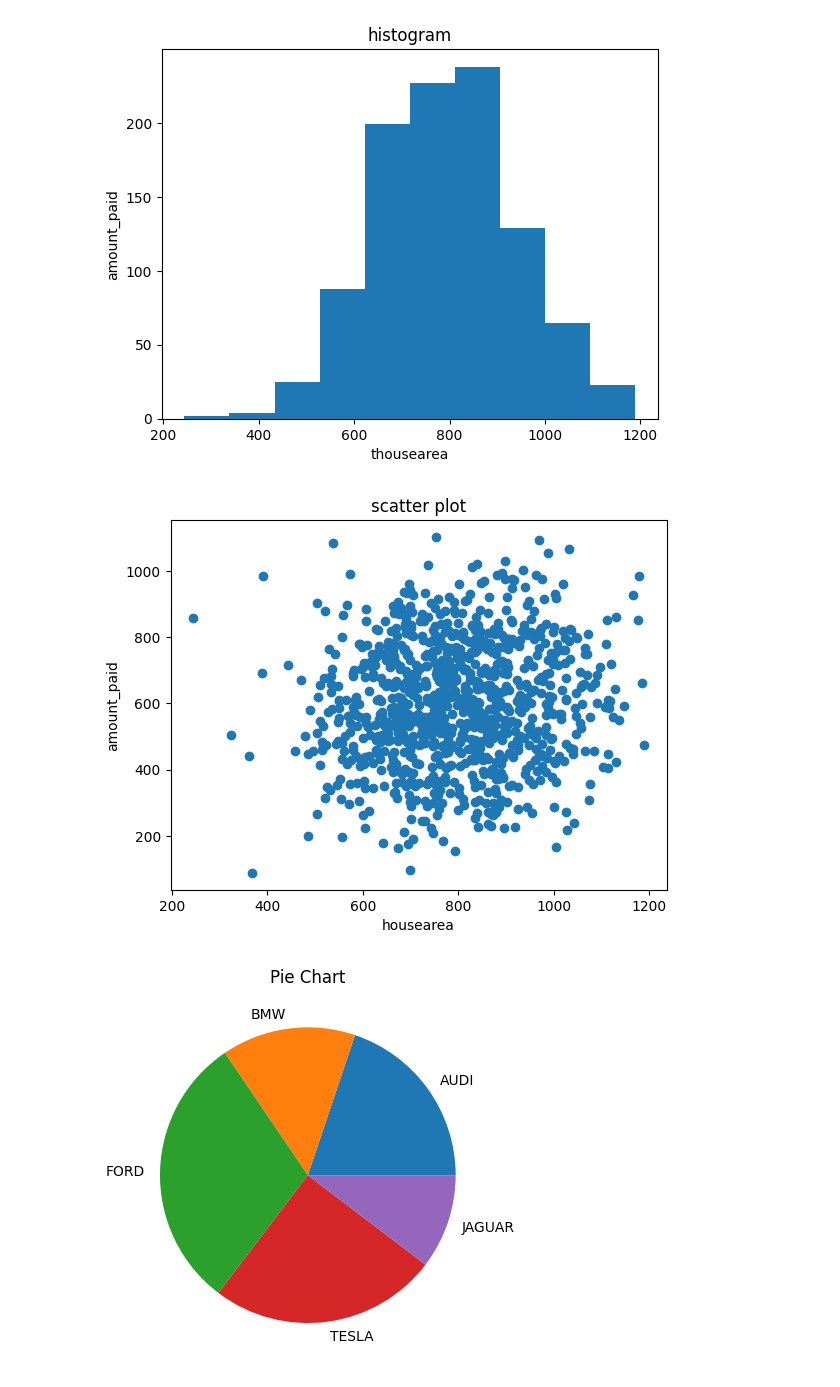
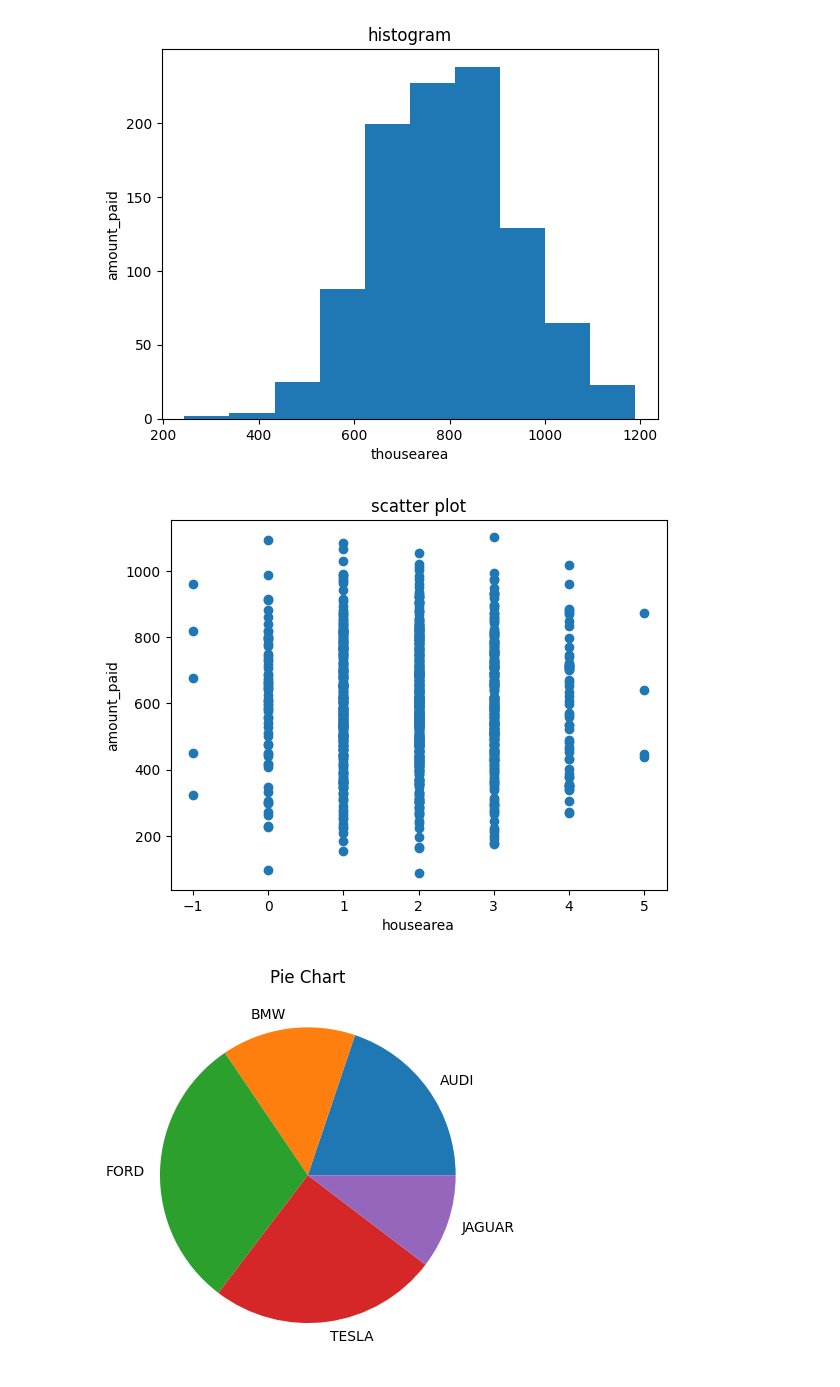
Before and after one commit to Hansaka2001/Data-Analysis-and-Visualization, a Jupyter notebook: Matplotlib/data_visualization/plots.ipynb, the cells around one changed output. Drawn from its saved outputs; the diff is of its cells as text; code cells hidden in the pictures.

Commit message:
scatter plot customizing

```diff
--- a/Matplotlib/data_visualization/plots.ipynb
+++ b/Matplotlib/data_visualization/plots.ipynb
@@ -55,22 +55,22 @@ plt.show()
 # %%
 import matplotlib.pyplot as plt
 import pandas as pd
 
 data = pd.read_csv('Household energy bill data.csv')
 
-x = data['housearea']
+x = data['num_rooms']
 y = data['amount_paid']
 
 plt.scatter(x,y)
 
 plt.title("scatter plot")
 
 plt.ylabel('amount_paid')
 plt.xlabel('housearea')
 
 plt.show()
 # %% [output]
-[figure, old version]
+[figure, new version]
 # %%
 import matplotlib.pyplot as plt
 
```
Also changed, not shown: 1 other file.
